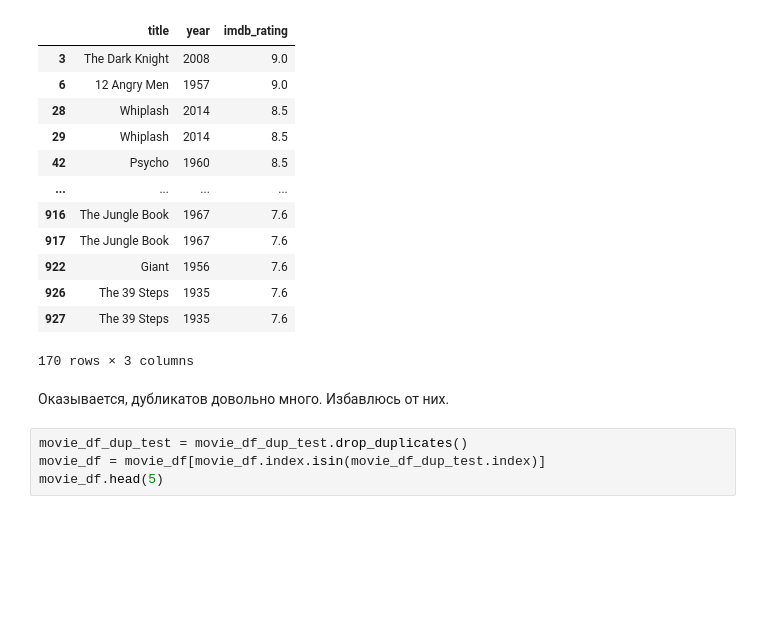
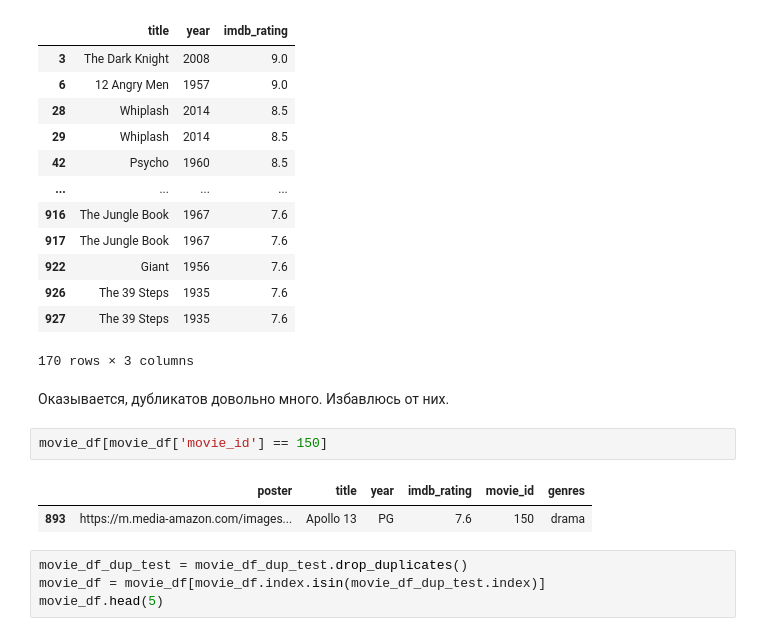
Before and after one commit to inozemtseviv/moodstream-ml, a Jupyter notebook: MoodStream_PREP.ipynb, the cells around one changed output. Cells and saved outputs as stored; diff of their text form; blank space fills up the shorter version.

```diff
--- a/MoodStream_PREP.ipynb
+++ b/MoodStream_PREP.ipynb
@@ -223,6 +223,11 @@ movie_df_dup_test[movie_df_dup_test.duplicated()]
 170 rows × 3 columns
 # %% [markdown]
 Оказывается, дубликатов довольно много. Избавлюсь от них.
+# %%
+movie_df[movie_df['movie_id'] == 150]
+# %% [output]
+|  | poster | title | year | imdb_rating | movie_id | genres |
+| 893 | https://m.media-amazon.com/images... | Apollo 13 | PG | 7.6 | 150 | drama |
 # %%
 movie_df_dup_test = movie_df_dup_test.drop_duplicates()
 movie_df = movie_df[movie_df.index.isin(movie_df_dup_test.index)]
```
Also changed, not shown: parts of 2 cells of this notebook, 2 other files.
